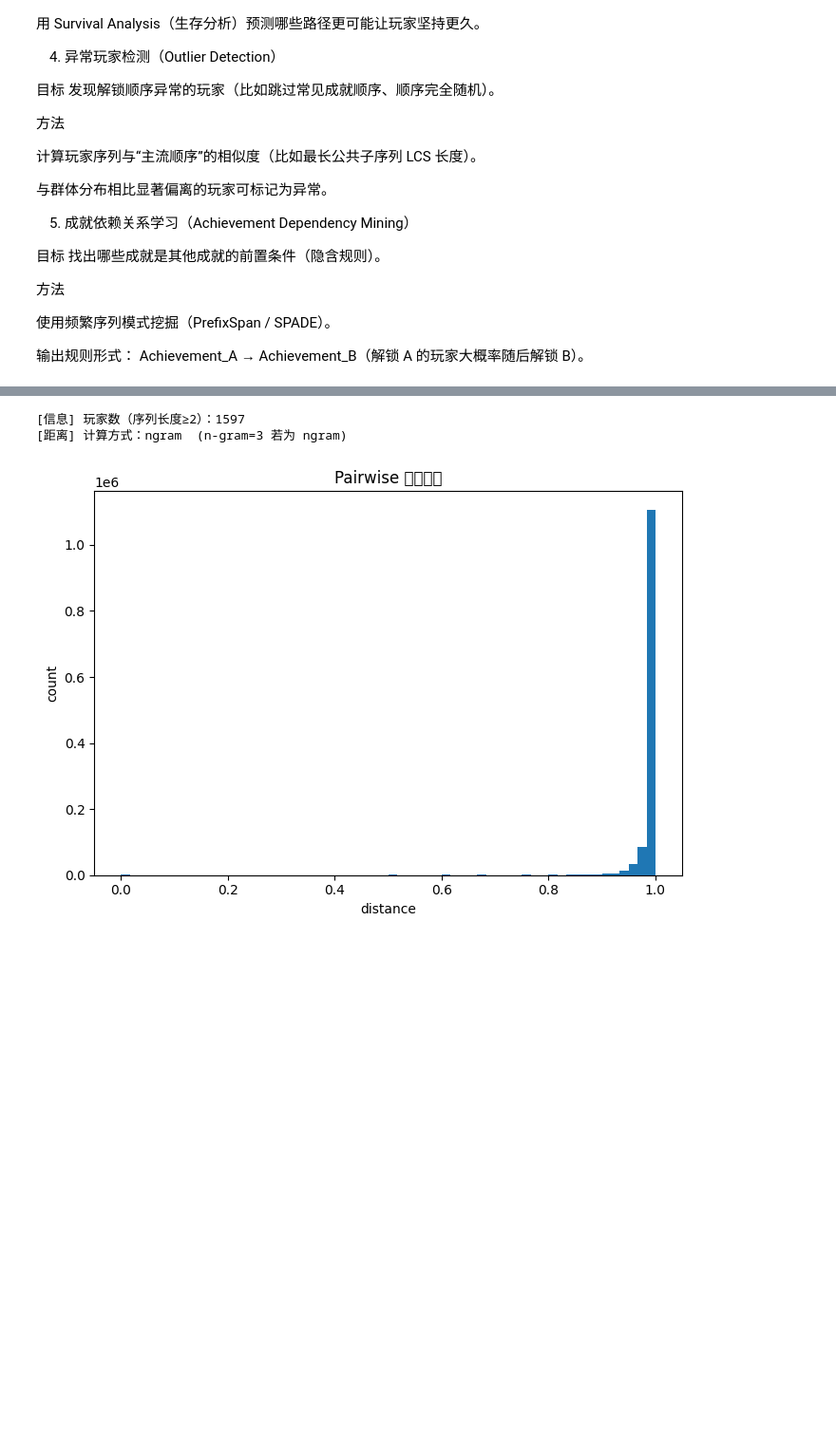
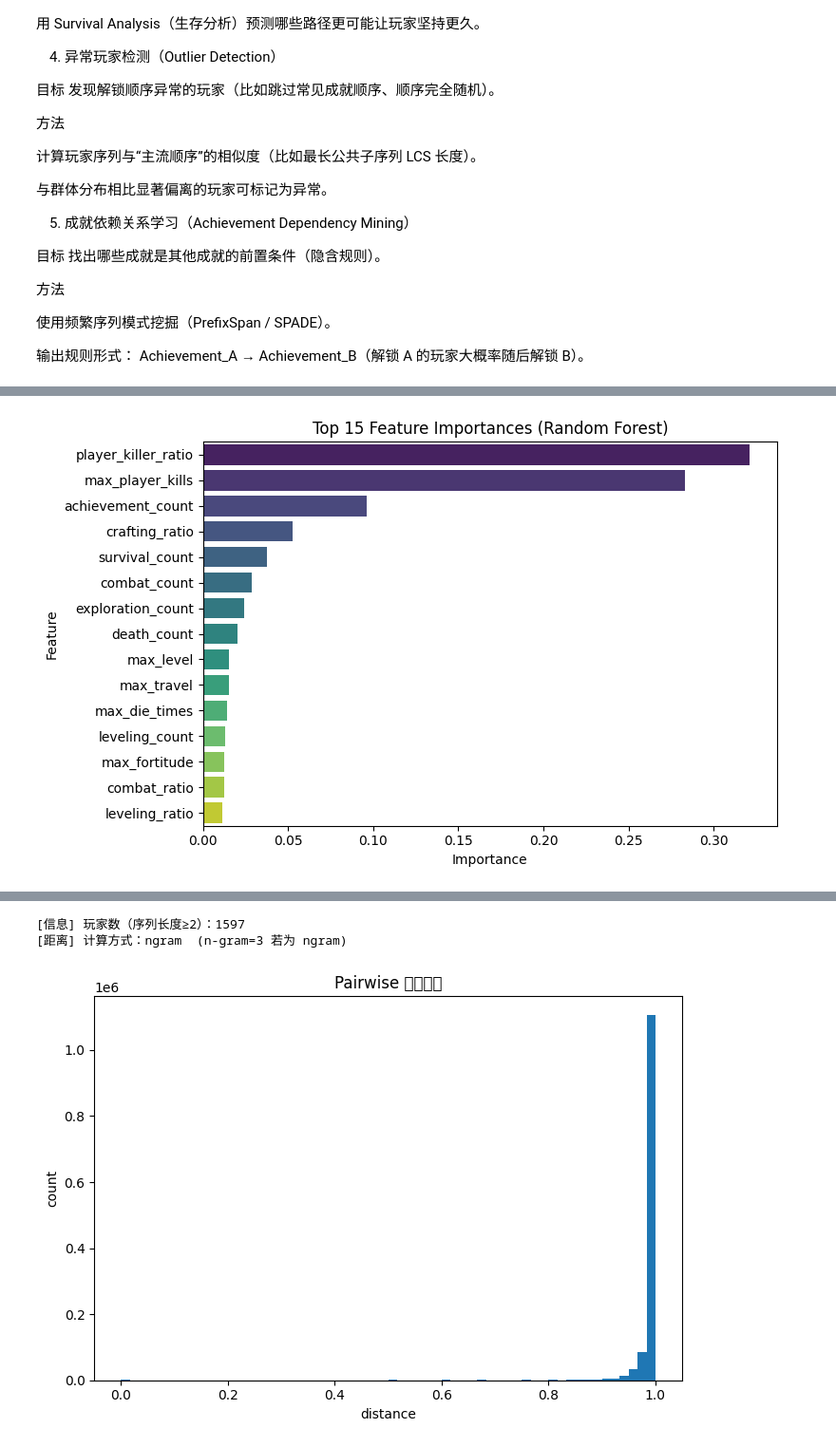
Before and after one commit to alextianyf/Steam-GamePlayer-Insight, a Jupyter notebook: notebooks/7DTD/03-Survival-time-classification.ipynb, the cells around one changed output, grey strips where cells are left out. Shown at 95% size. Drawn from its saved outputs; the diff is of its cells as text; code cells hidden in the pictures; blank space fills up the shorter version.

```diff
--- a/notebooks/7DTD/03-Survival-time-classification.ipynb
+++ b/notebooks/7DTD/03-Survival-time-classification.ipynb
@@ -77,0 +273,90 @@ df_summary = pd.read_sql("SELECT * FROM player_summary", engine)
+# %%
+import numpy as np
+import pandas as pd
+from sklearn.model_selection import train_test_split
+from sklearn.metrics import (
+    classification_report, confusion_matrix,
+    roc_auc_score, roc_curve
+)
+from sklearn.linear_model import LogisticRegression
+from sklearn.ensemble import RandomForestClassifier
+import matplotlib.pyplot as plt
+import seaborn as sns
+
+# ===============================
+# Prep Data
+# ===============================
+df = df_summary.copy()
+
+# Binary target: has kills or not
+df["killer_binary"] = (df["player_killer_count"] > 0).astype(int)
+
+# Select features: all numeric except identifiers & original target col
+feature_cols = df.select_dtypes(include=[np.number]).columns.tolist()
+drop_cols = ["steamid", "player_killer_count", "killer_binary"]
+feature_cols = [c for c in feature_cols if c not in drop_cols]
+
+X = df[feature_cols]
+y = df["killer_binary"]
+
+# Train/test split
+X_train, X_test, y_train, y_test = train_test_split(
+    X, y, test_size=0.25, random_state=42, stratify=y
+)
+
+# ===============================
+# Logistic Regression
+# ===============================
+logreg = LogisticRegression(max_iter=500, class_weight="balanced")
+logreg.fit(X_train, y_train)
+y_pred_lr = logreg.predict(X_test)
+y_prob_lr = logreg.predict_proba(X_test)[:, 1]
+
+print("=== Logistic Regression ===")
+print(classification_report(y_test, y_pred_lr, digits=3))
+print("ROC-AUC:", roc_auc_score(y_test, y_prob_lr))
+
+# ===============================
+# Random Forest
+# ===============================
+rf = RandomForestClassifier(
+    n_estimators=300, random_state=42, class_weight="balanced"
+)
+rf.fit(X_train, y_train)
+y_pred_rf = rf.predict(X_test)
+y_prob_rf = rf.predict_proba(X_test)[:, 1]
+
+print("\n=== Random Forest ===")
+print(classification_report(y_test, y_pred_rf, digits=3))
+print("ROC-AUC:", roc_auc_score(y_test, y_prob_rf))
+
+# ===============================
+# Feature Importance (RF)
+# ===============================
+importances = pd.Series(rf.feature_importances_, index=feature_cols)
+importances = importances.sort_values(ascending=False).head(15)
+
+plt.figure(figsize=(8, 5))
+sns.barplot(x=importances.values, y=importances.index, palette="viridis")
+plt.title("Top 15 Feature Importances (Random Forest)")
+plt.xlabel("Importance")
+plt.ylabel("Feature")
+plt.tight_layout()
+plt.show()
+
+# ===============================
+# ROC Curve
+# ===============================
+fpr_lr, tpr_lr, _ = roc_curve(y_test, y_prob_lr)
+fpr_rf, tpr_rf, _ = roc_curve(y_test, y_prob_rf)
+
+plt.figure(figsize=(6, 6))
+plt.plot(fpr_lr, tpr_lr, label=f"LogReg (AUC={roc_auc_score(y_test, y_prob_lr):.3f})")
+plt.plot(fpr_rf, tpr_rf, label=f"RF (AUC={roc_auc_score(y_test, y_prob_rf):.3f})")
+plt.plot([0,1],[0,1],"k--")
+plt.xlabel("False Positive Rate")
+plt.ylabel("True Positive Rate")
+plt.title("ROC Curve")
+plt.legend()
+plt.show()
+# %% [output]
@@ -77,0 +391 @@ df_summary = pd.read_sql("SELECT * FROM player_summary", engine)
+[figure, added]
```
Also changed, not shown: parts of 7 cells of this notebook.
